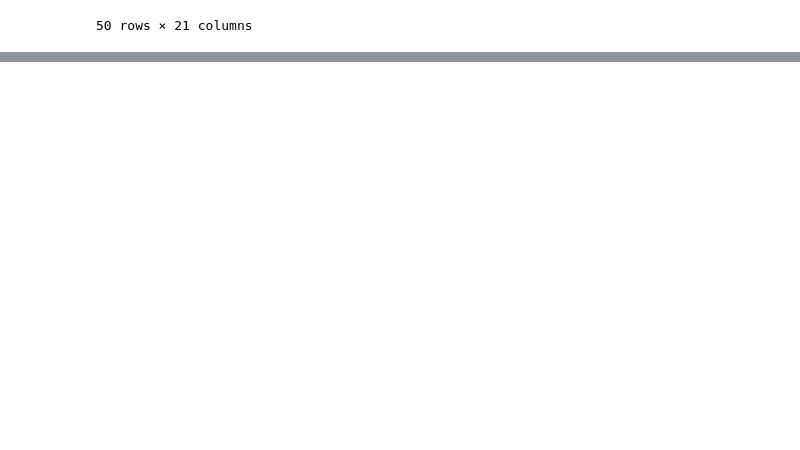
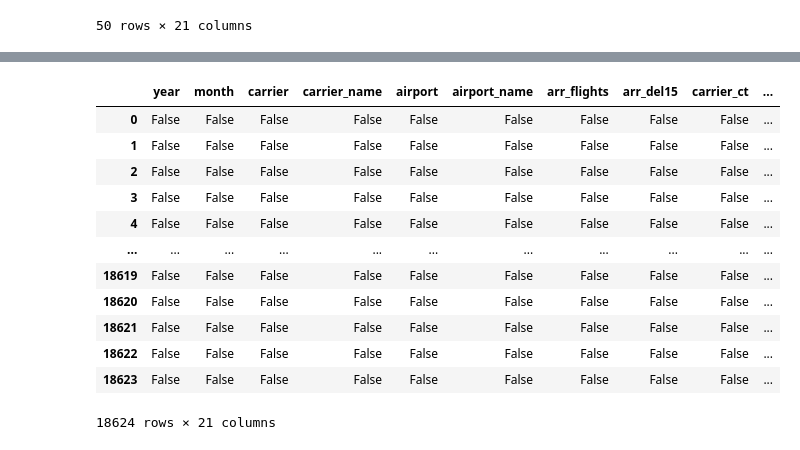
Before and after one commit to kmccoy123/Flight-Delays, a Jupyter notebook: eda.ipynb, the cells around one changed output, grey strips where cells are left out. Saved outputs shown, nothing was run; the diff lists cells and outputs as text; code cells hidden in the pictures; blank space fills up the shorter version.

```diff
--- a/eda.ipynb
+++ b/eda.ipynb
@@ -31,0 +85,16 @@ airline_delays.head(50)
+# %%
+airline_delays.isnull()
+# %% [output]
+|  | year | month | carrier | carrier_name | airport | airport_name | arr_flights | arr_del15 | carrier_ct | ... |
+| 0 | False | False | False | False | False | False | False | False | False | ... |
+| 1 | False | False | False | False | False | False | False | False | False | ... |
+| 2 | False | False | False | False | False | False | False | False | False | ... |
+| 3 | False | False | False | False | False | False | False | False | False | ... |
+| 4 | False | False | False | False | False | False | False | False | False | ... |
+| ... | ... | ... | ... | ... | ... | ... | ... | ... | ... | ... |
+| 18619 | False | False | False | False | False | False | False | False | False | ... |
+| 18620 | False | False | False | False | False | False | False | False | False | ... |
+| 18621 | False | False | False | False | False | False | False | False | False | ... |
+| 18622 | False | False | False | False | False | False | False | False | False | ... |
+| 18623 | False | False | False | False | False | False | False | False | False | ... |
+18624 rows × 21 columns
```
Also changed, not shown: parts of 7 cells of this notebook, 1 other file.
